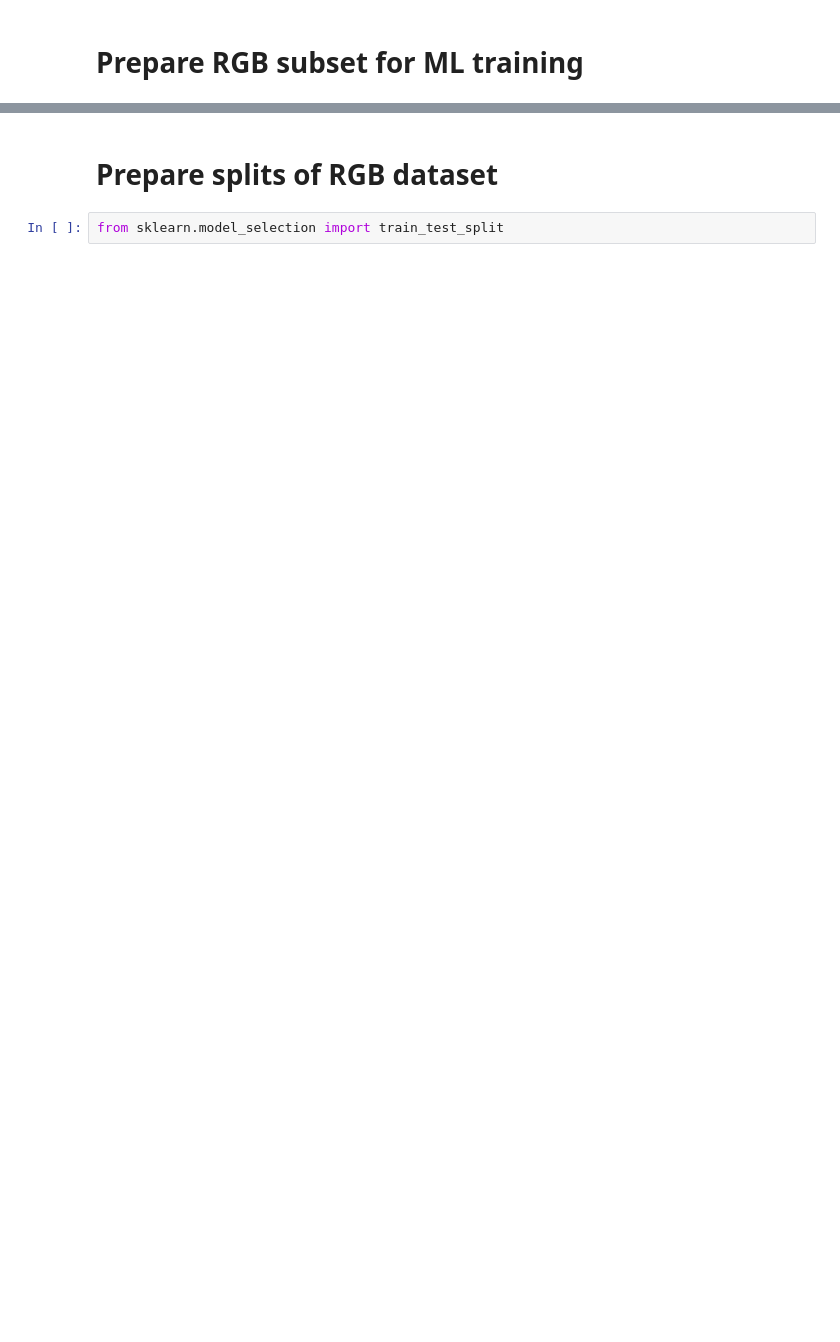
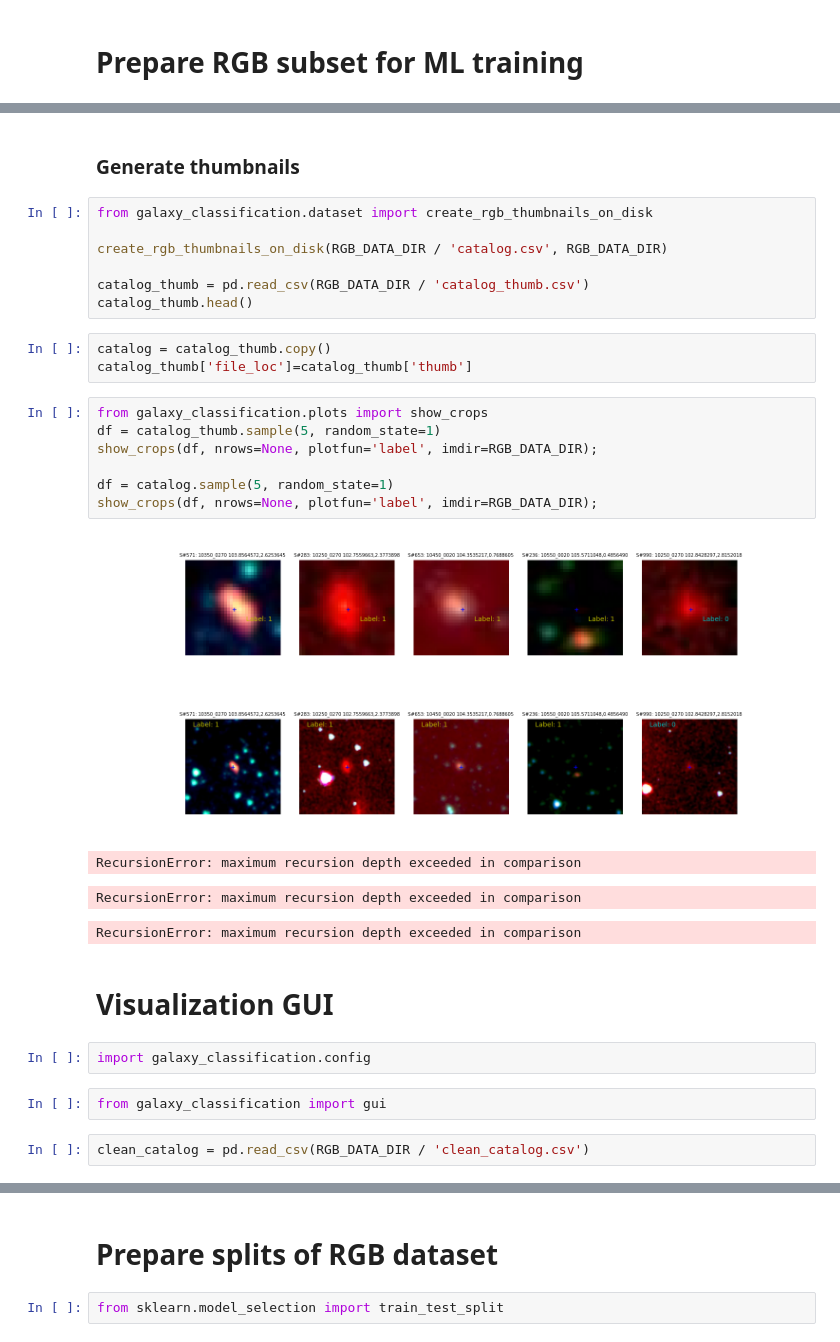
Before and after one commit to rmegret/galaxy-classification, a Jupyter notebook: notebooks/prepare_galaxy_files.ipynb, the cells around one changed output, grey strips where cells are left out. Cells and saved outputs as stored; diff of their text form; blank space fills up the shorter version.

```diff
--- a/notebooks/prepare_galaxy_files.ipynb
+++ b/notebooks/prepare_galaxy_files.ipynb
@@ -204,0 +130,33 @@ for _,item in tqdm(df.iterrows()):
+# %% [markdown]
+### Generate thumbnails
+# %%
+from galaxy_classification.dataset import create_rgb_thumbnails_on_disk
+
+create_rgb_thumbnails_on_disk(RGB_DATA_DIR / 'catalog.csv', RGB_DATA_DIR)
+
+catalog_thumb = pd.read_csv(RGB_DATA_DIR / 'catalog_thumb.csv')
+catalog_thumb.head()
+# %%
+catalog = catalog_thumb.copy()
+catalog_thumb['file_loc']=catalog_thumb['thumb']
+# %%
+from galaxy_classification.plots import show_crops
+df = catalog_thumb.sample(5, random_state=1)
+show_crops(df, nrows=None, plotfun='label', imdir=RGB_DATA_DIR);
+
+df = catalog.sample(5, random_state=1)
+show_crops(df, nrows=None, plotfun='label', imdir=RGB_DATA_DIR);
+# %% [output]
+[figure, added]
+[figure, added]
+RecursionError: maximum recursion depth exceeded in comparison
+RecursionError: maximum recursion depth exceeded in comparison
+RecursionError: maximum recursion depth exceeded in comparison
+# %% [markdown]
+# Visualization GUI
+# %%
+import galaxy_classification.config
+# %%
+from galaxy_classification import gui
+# %%
+clean_catalog = pd.read_csv(RGB_DATA_DIR / 'clean_catalog.csv')
```
Also changed, not shown: parts of 40 cells of this notebook, 12 other files.
